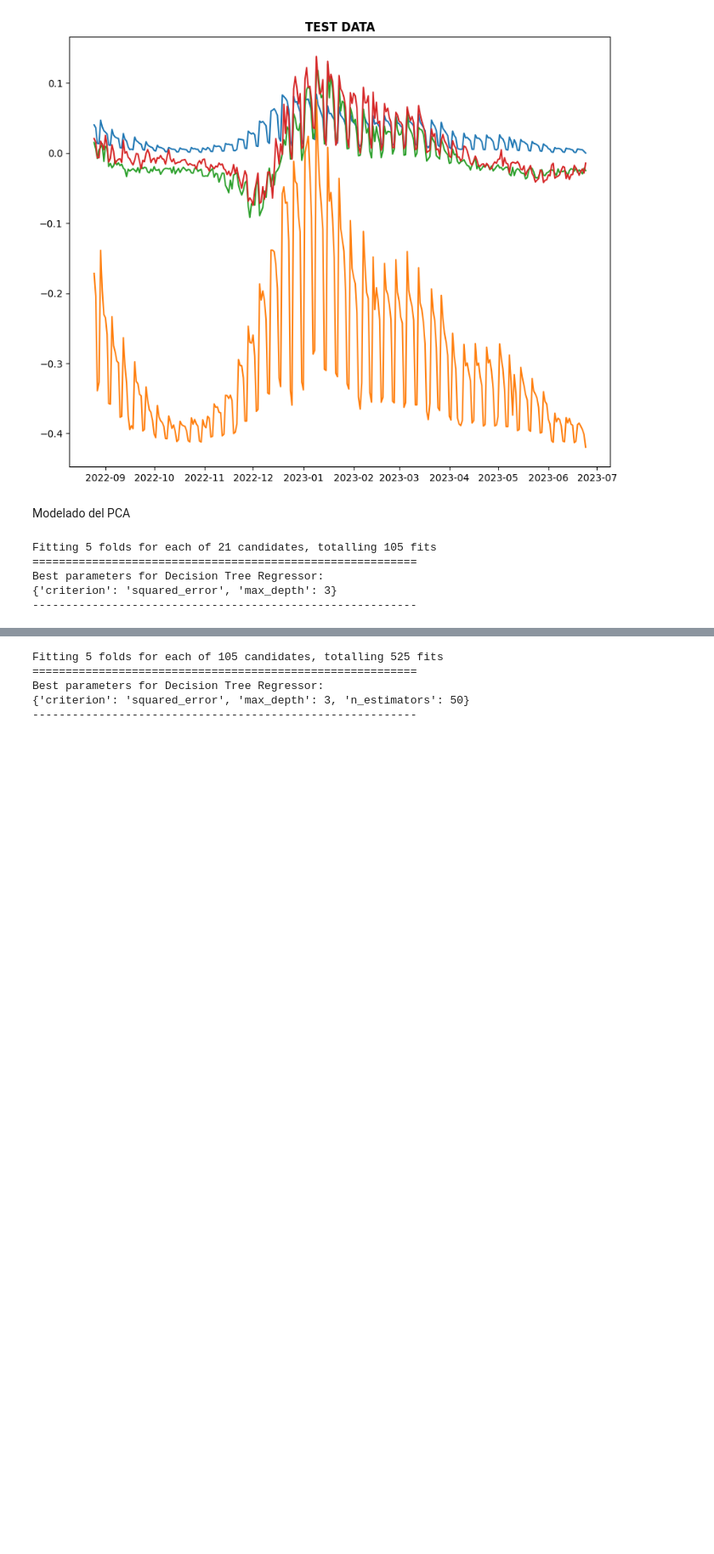
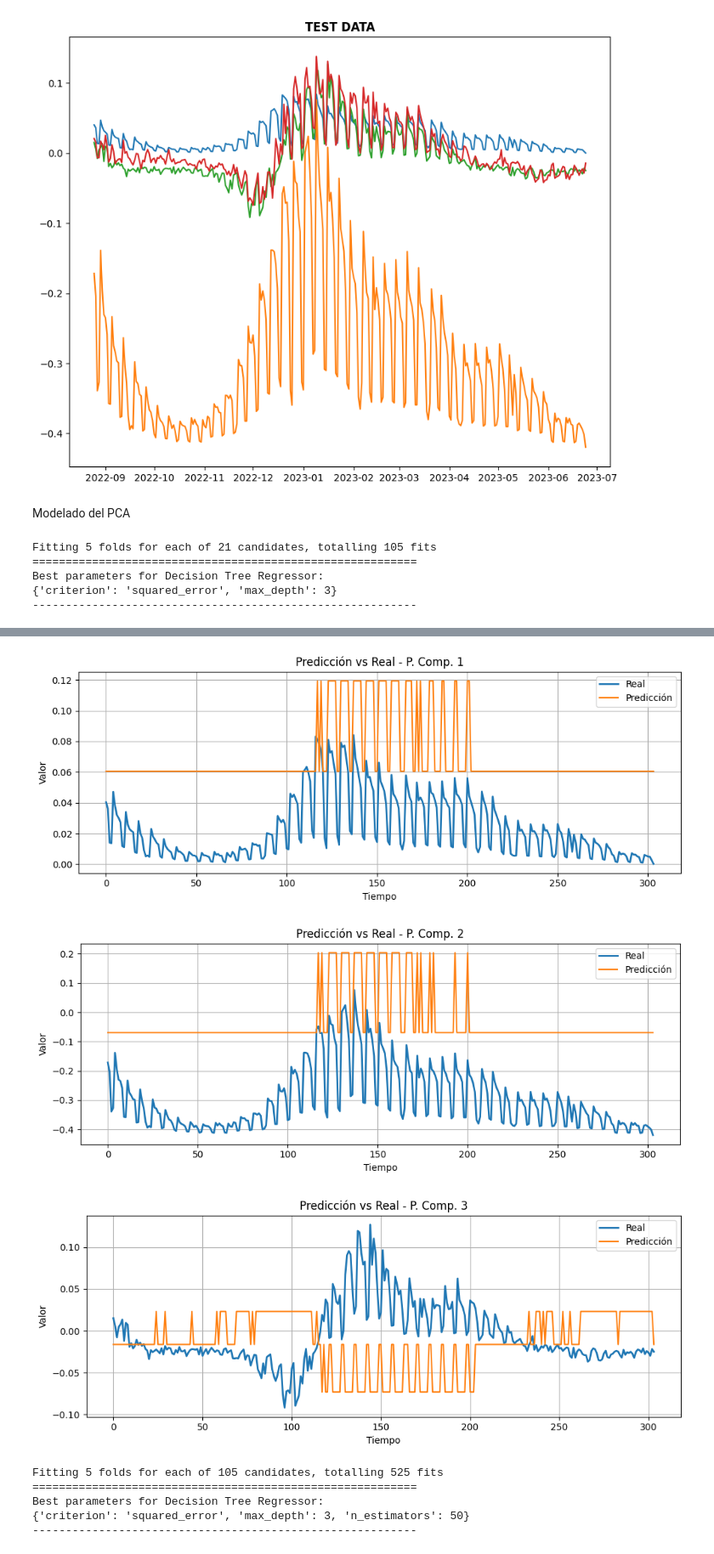
Before and after one commit to Aldini777/PF2_Covid_A01625395, a Jupyter notebook: Prediccion Covid.ipynb, the cells around one changed output, grey strips where cells are left out. Shown at 85% size. Drawn from its saved outputs; the diff is of its cells as text; code cells hidden in the pictures; blank space fills up the shorter version.

```diff
--- a/Prediccion Covid.ipynb
+++ b/Prediccion Covid.ipynb
@@ -239,8 +239,12 @@ param_search_dt_regr = {
 # Puedo probar con'min_samples_leaf': [1, 2, 4]
 
 # Utilizo GridSearchCV para encontrar los mejores parámetros
-grid_search_dt = GridSearchCV(estimator=dt_regr, param_grid=param_search_dt_regr, n_jobs=-1, cv=5, verbose=1) #Podría añadir n_jobs=-1,
-grid_search_dt.fit(train_data.iloc[:, :-1], train_data.iloc[:, -1])
+# Definir X (característica) y y (objetivo)
+X = train_data[['Nacional']]
+y = train_data[['P. Comp. 1', 'P. Comp. 2', 'P. Comp. 3']]
+
+grid_search_dt = GridSearchCV(estimator=dt_regr, param_grid=param_search_dt_regr, n_jobs=-1, cv=5, verbose=1)
+grid_search_dt.fit(X, y)  # Entreno el modelo con la columna 'Nacional' como característica y los componentes principales como objetivo
 best_params_dt = grid_search_dt.best_params_
 
 print("==========================================================")
@@ -255,19 +259,19 @@ Best parameters for Decision Tree Regressor:
 ----------------------------------------------------------
 # %%
 # === Definición de variables (X e Y) ===
-X_train = train_data.iloc[:, :-1]  # Nacional
+X_train = train_data.iloc[:, [-1]]  # Nacional
 Y_train = train_data.iloc[:, 0:3]  # P. Comp. 1, 2, 3
 
-X_test = test_data.iloc[:, :-1]
+X_test = test_data.iloc[:, [-1]]
 Y_test = test_data.iloc[:, 0:3]
 # %%
 # === MultiOutputRegressor para predecir los 3 componentes principales ===
-multi_rf = MultiOutputRegressor(grid_search_dt.best_estimator_)
-multi_rf.fit(X_train, Y_train)
+multi_dt = MultiOutputRegressor(grid_search_dt.best_estimator_)
+multi_dt.fit(X_train, Y_train)
 
 # === Predicciones ===
-train_pred = multi_rf.predict(X_train)
-test_pred = multi_rf.predict(X_test)
+train_pred = multi_dt.predict(X_train)
+test_pred = multi_dt.predict(X_test)
 
 # === Convertir a DataFrames para análisis ===
 pred_train_df = pd.DataFrame(train_pred, columns=["P. Comp. 1", "P. Comp. 2", "P. Comp. 3"], index=Y_train.index)
@@ -345,3 +349,20 @@ P. Comp. 3  0.001163 -1186.673740
+# %%
+# == Gráfica de cada componente en test ==
+for col in Y_test.columns:
+    plt.figure(figsize=(10, 4))
+    plt.plot(Y_test[col].values, label="Real", linewidth=2)
+    plt.plot(pred_test_df[col].values, label="Predicción", linestyle="-")
+    plt.title(f"Predicción vs Real - {col}")
+    plt.xlabel("Tiempo")
+    plt.ylabel("Valor")
+    plt.legend()
+    plt.grid(True)
+    plt.tight_layout()
+    plt.show()
+# %% [output]
+[figure, added]
+[figure, added]
+[figure, added]
 # %%
 # Random forest
 rf_regr = RandomForestRegressor()
```
Also changed, not shown: parts of 7 cells of this notebook.
